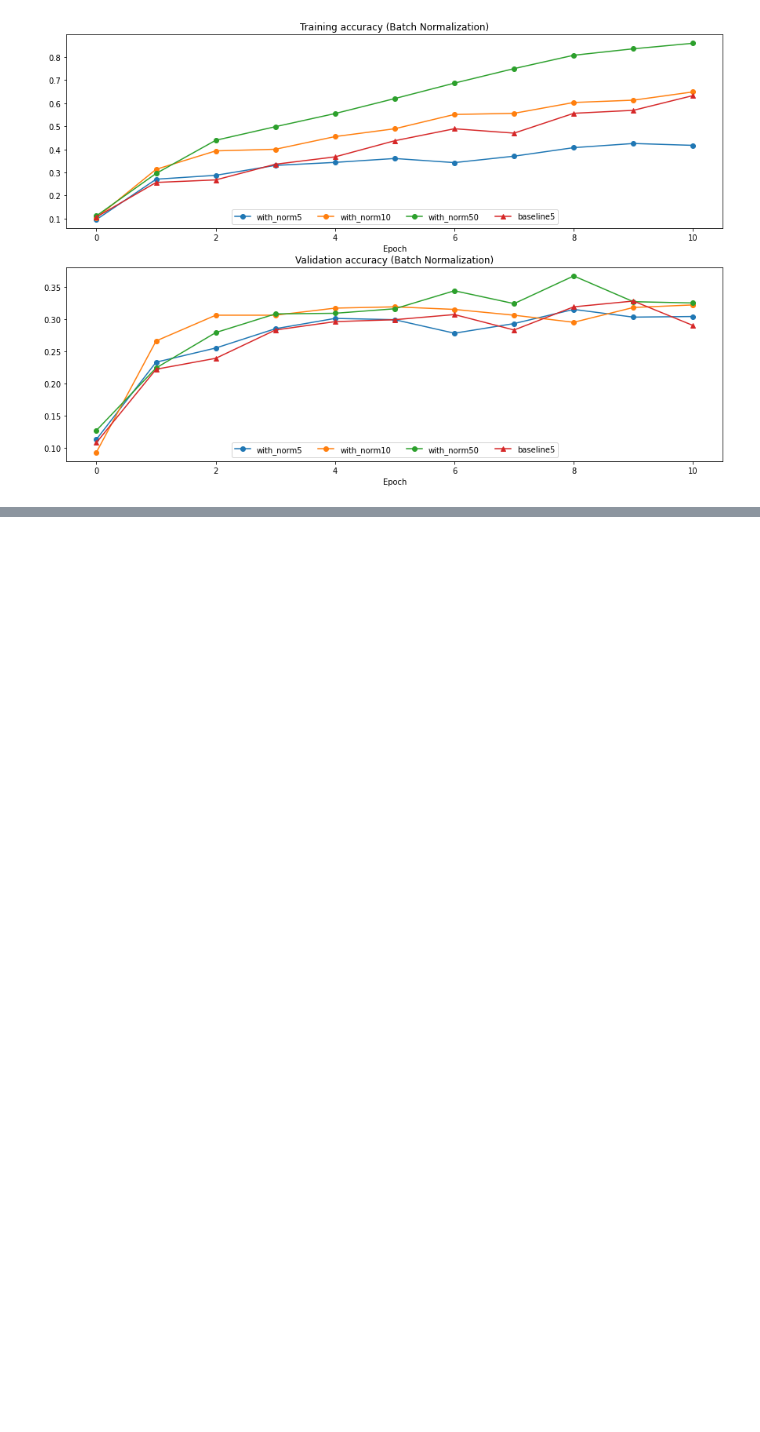
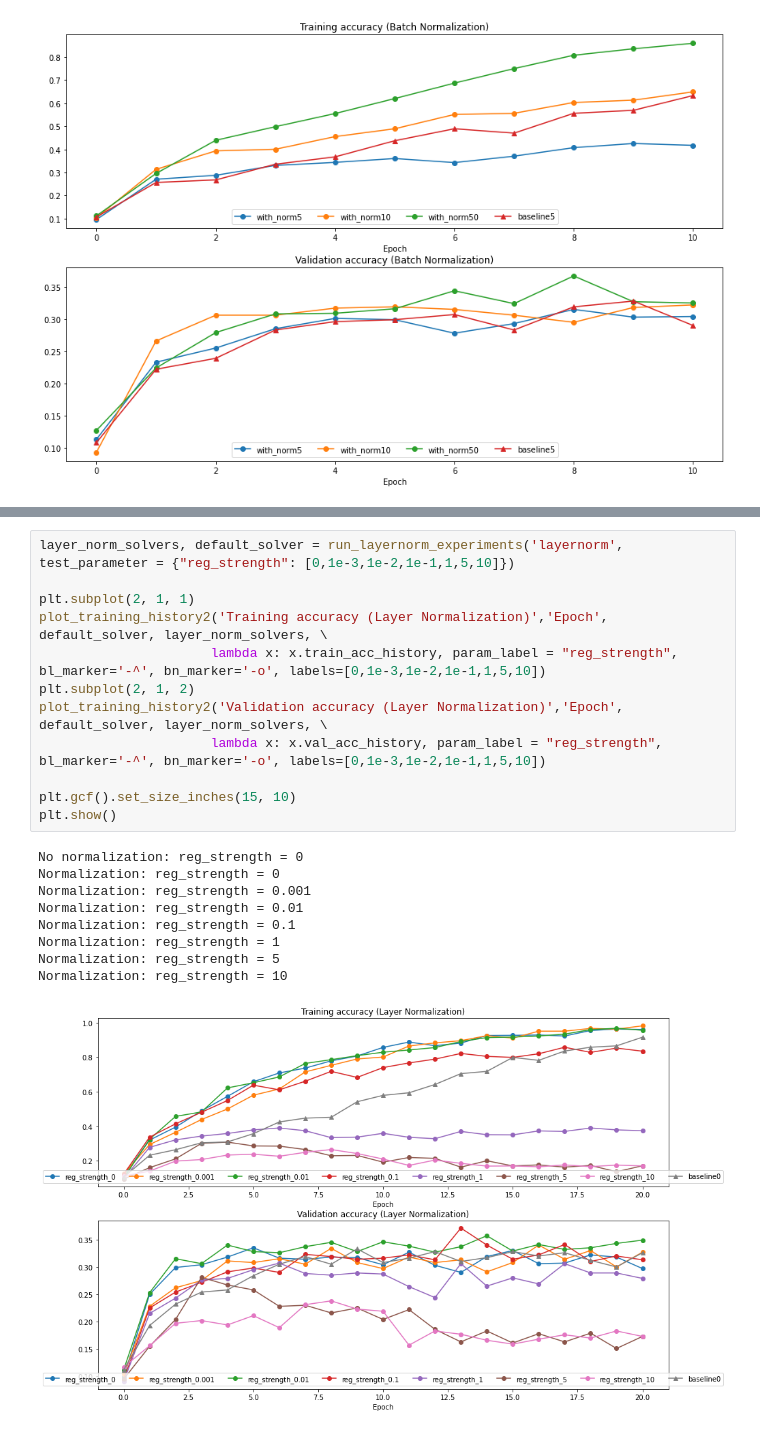
Before and after one commit to exp20/cs231n, a Jupyter notebook: assignment2/BatchNormalization.ipynb, the cells around one changed output, grey strips where cells are left out. Drawn from its saved outputs; the diff is of its cells as text; blank space fills up the shorter version.

```diff
--- a/assignment2/BatchNormalization.ipynb
+++ b/assignment2/BatchNormalization.ipynb
@@ -707,0 +867,22 @@ When is layer normalization likely to not work well, and why?
+# %%
+layer_norm_solvers, default_solver = run_layernorm_experiments('layernorm', test_parameter = {"reg_strength": [0,1e-3,1e-2,1e-1,1,5,10]})
+
+plt.subplot(2, 1, 1)
+plot_training_history2('Training accuracy (Layer Normalization)','Epoch', default_solver, layer_norm_solvers, \
+                      lambda x: x.train_acc_history, param_label = "reg_strength", bl_marker='-^', bn_marker='-o', labels=[0,1e-3,1e-2,1e-1,1,5,10])
+plt.subplot(2, 1, 2)
+plot_training_history2('Validation accuracy (Layer Normalization)','Epoch', default_solver, layer_norm_solvers, \
+                      lambda x: x.val_acc_history, param_label = "reg_strength", bl_marker='-^', bn_marker='-o', labels=[0,1e-3,1e-2,1e-1,1,5,10])
+
+plt.gcf().set_size_inches(15, 10)
+plt.show()
+# %% [output]
+No normalization: reg_strength = 0
+Normalization: reg_strength = 0
+Normalization: reg_strength = 0.001
+Normalization: reg_strength = 0.01
+Normalization: reg_strength = 0.1
+Normalization: reg_strength = 1
+Normalization: reg_strength = 5
+Normalization: reg_strength = 10
+[figure, added]
```
Also changed, not shown: parts of 25 cells of this notebook, 3 other files.
